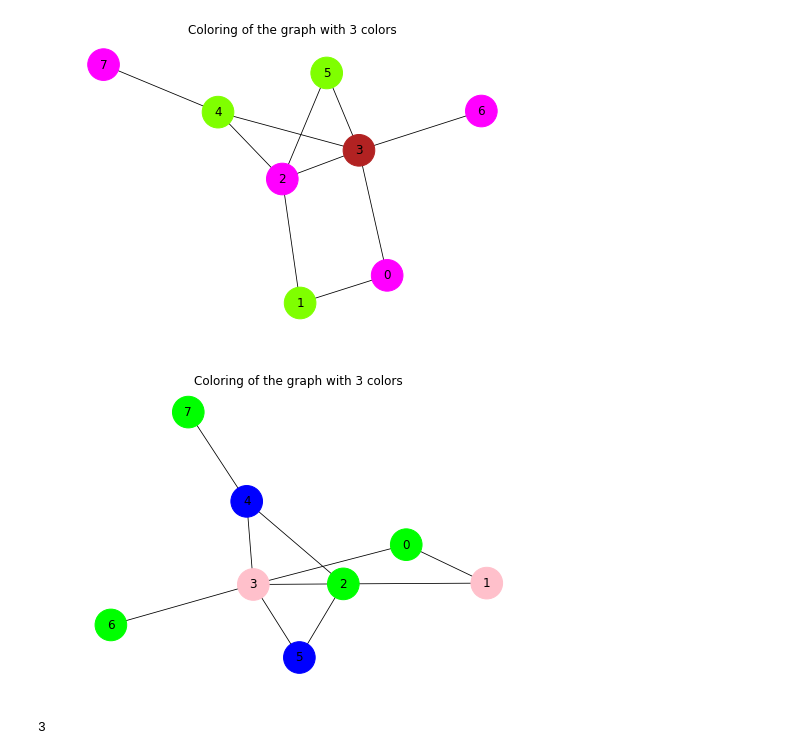
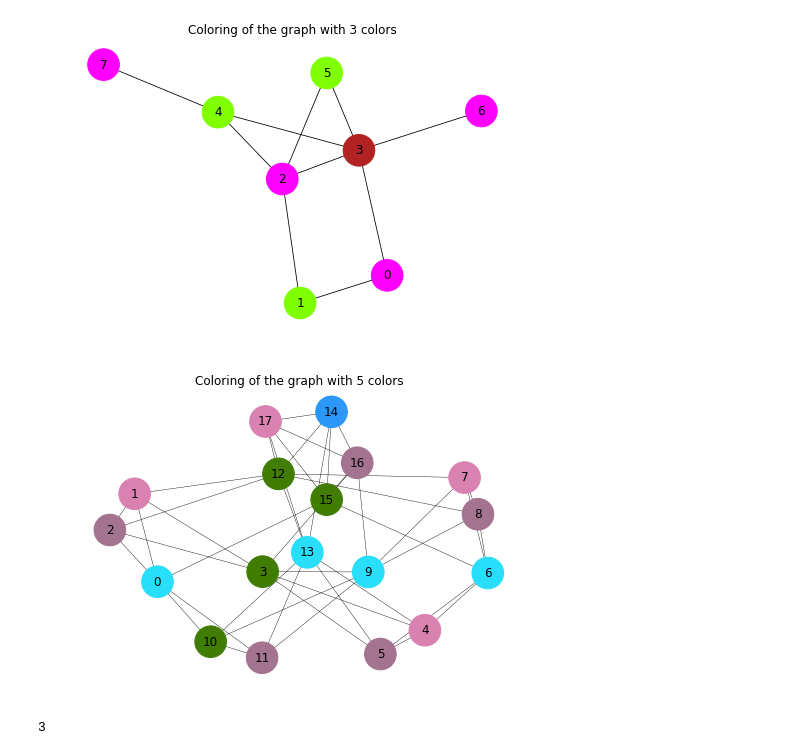
Before and after one commit to ddzunja/tensor-network-algorithm, a Jupyter notebook: graph coloring/Graph visualization.ipynb, the cells around one changed output. Cells and saved outputs as stored; diff of their text form; code cells hidden in the pictures.

```diff
--- a/graph coloring/Graph visualization.ipynb
+++ b/graph coloring/Graph visualization.ipynb
@@ -176,9 +173,9 @@ show_deterministic_coloring("./data/gc_8_1")
 [0, 1, 0, 2, 1, 1, 0, 0]
 [figure]
 # %%
-show_coloring("./data/gc_8_1")
+show_coloring("./data/gc_18_1")
 # %% [output]
-[figure, old version]
+[figure, new version]
 # %%
 runner.get_max_clique("./data/gc_8_1")
 # %% [output]
```
Also changed, not shown: parts of 8 cells of this notebook.
